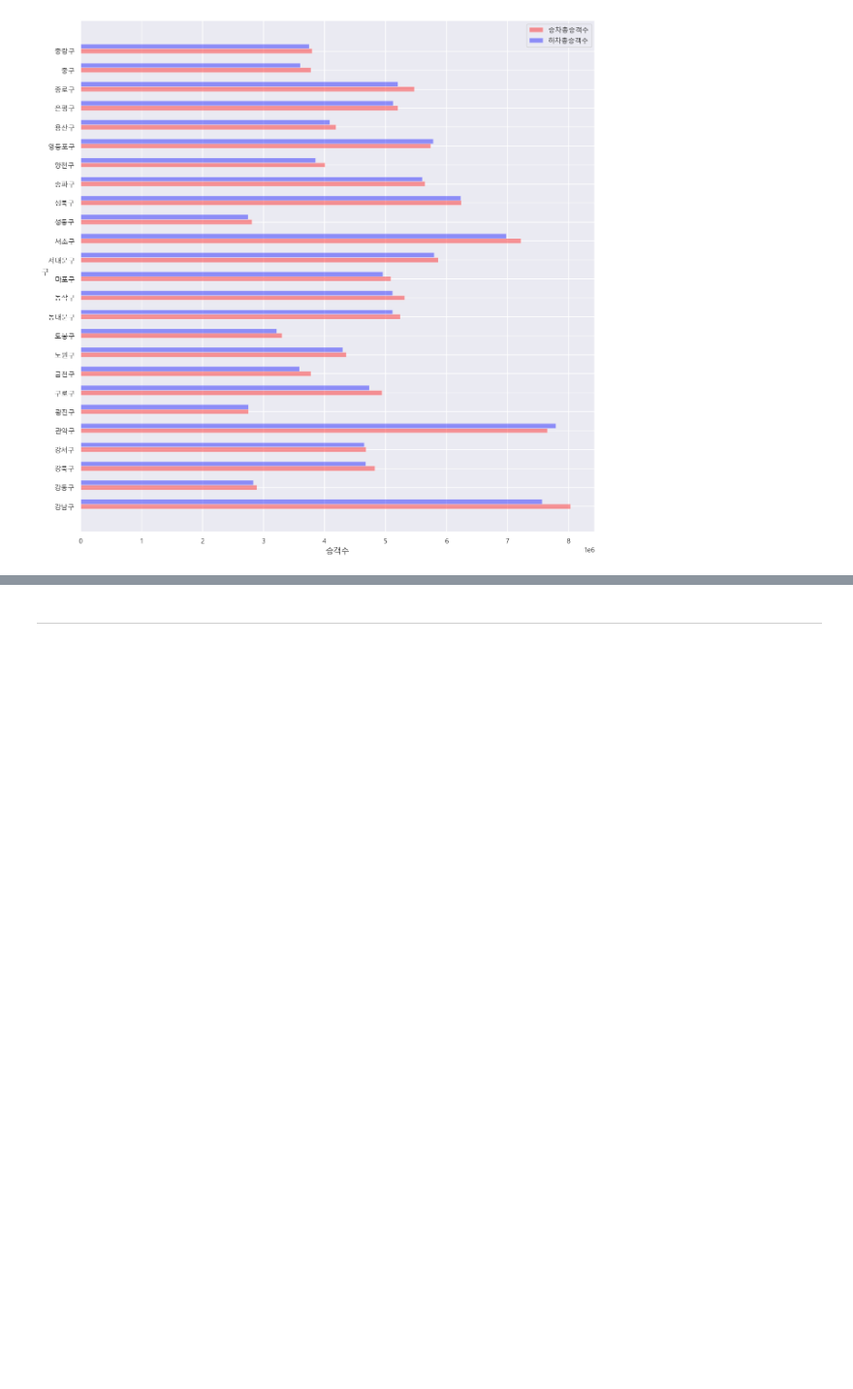
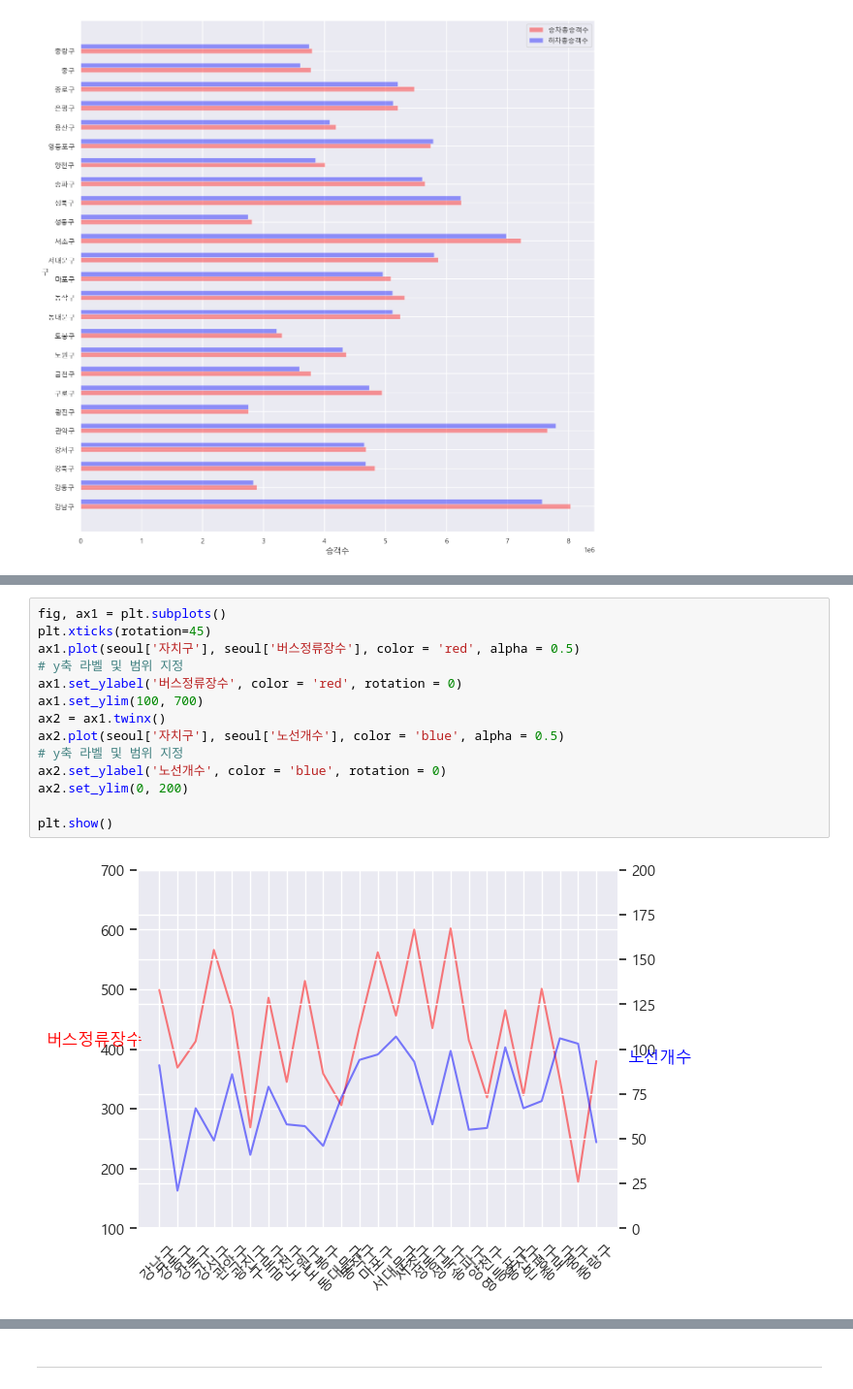
Before and after one commit to leehyunbeen/ktaivle_practice_lee, a Jupyter notebook: 1.1 데이터 불러오기 및 분석(EDA)_1차_버스정류장데이터.ipynb, the cells around one changed output, grey strips where cells are left out. Shown: that part at 97% size. Saved outputs shown, nothing was run; the diff lists cells and outputs as text; blank space fills up the shorter version.

```diff
--- a/1.1 데이터 불러오기 및 분석(EDA)_1차_버스정류장데이터.ipynb
+++ b/1.1 데이터 불러오기 및 분석(EDA)_1차_버스정류장데이터.ipynb
@@ -557,0 +575,16 @@ plt.show()
+# %%
+fig, ax1 = plt.subplots()
+plt.xticks(rotation=45)
+ax1.plot(seoul['자치구'], seoul['버스정류장수'], color = 'red', alpha = 0.5)
+# y축 라벨 및 범위 지정
+ax1.set_ylabel('버스정류장수', color = 'red', rotation = 0)
+ax1.set_ylim(100, 700)
+ax2 = ax1.twinx()
+ax2.plot(seoul['자치구'], seoul['노선개수'], color = 'blue', alpha = 0.5)
+# y축 라벨 및 범위 지정
+ax2.set_ylabel('노선개수', color = 'blue', rotation = 0)
+ax2.set_ylim(0, 200)
+
+plt.show()
+# %% [output]
+[figure, added]
```
Also changed, not shown: parts of 8 cells of this notebook, 4 other files.
